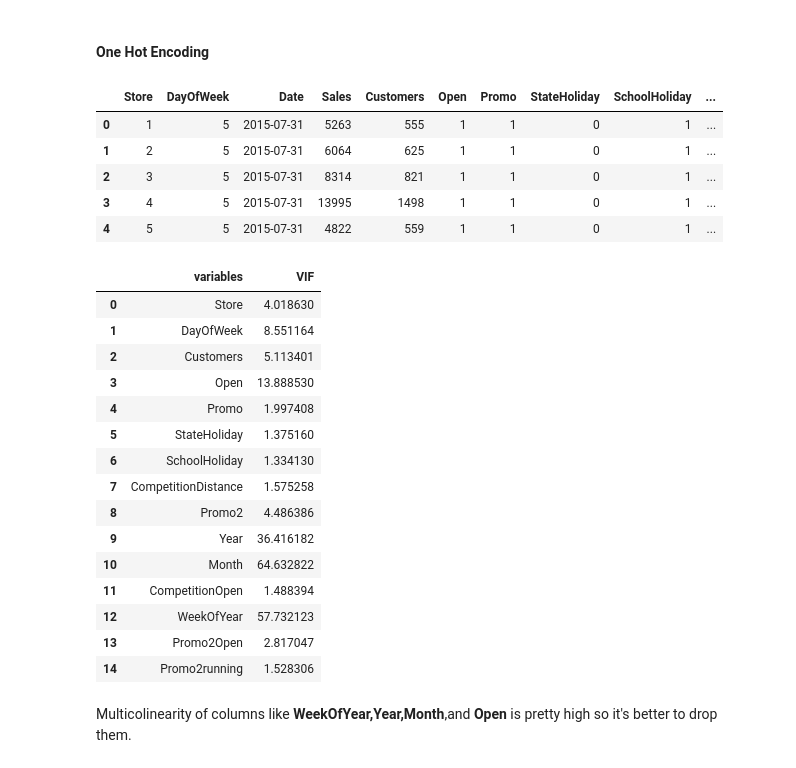
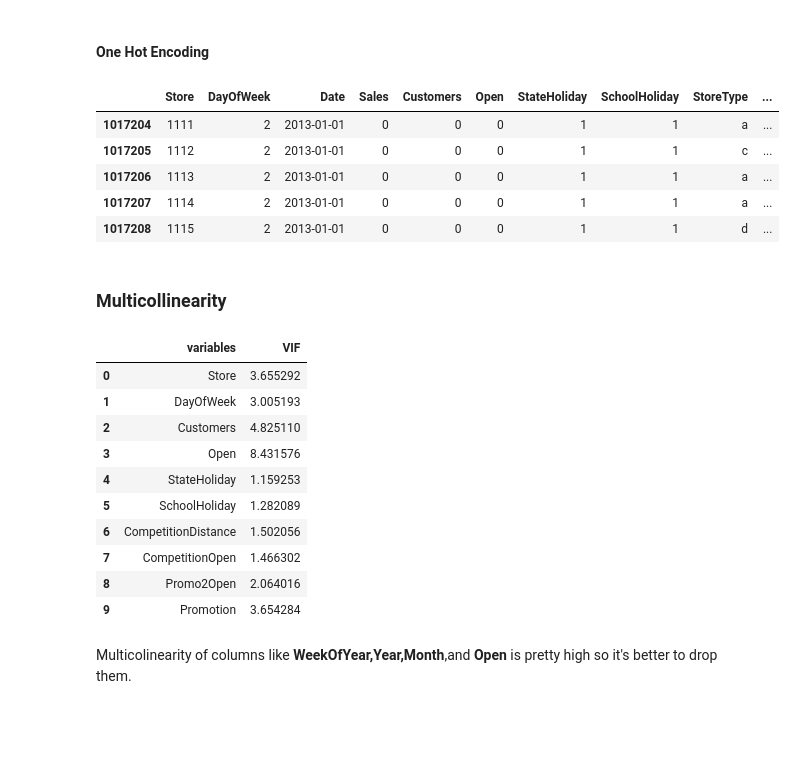
Before and after one commit to sahu-vishal/Rossmann-Sales-Prediction, a Jupyter notebook: Rossmann_Sales_Prediction_Capstone_Project.ipynb, the cells around one changed output. Cells and saved outputs as stored; diff of their text form; code cells hidden in the pictures; blank space fills up the shorter version.

```diff
--- a/Rossmann_Sales_Prediction_Capstone_Project.ipynb
+++ b/Rossmann_Sales_Prediction_Capstone_Project.ipynb
@@ -171,8 +171,8 @@ Promo2SinceWeek, Promo2SinceYear and PromoInterval are NaN wherever Promo2 is 0
 # %%
 # imputing the nan values of promo2 related columns with 0
 store_df['Promo2SinceWeek'].fillna(0, inplace=True)
-store_df['Promo2SinceYear'].fillna(0, inplace=True)
-store_df['PromoInterval'].fillna(0, inplace=True)
+store_df['Promo2SinceYear'].fillna(store_df['Promo2SinceYear'].mode()[0], inplace=True)
+store_df['PromoInterval'].fillna(store_df['PromoInterval'].mode()[0], inplace=True)
 # %%
 #Final check for missing data
 store_df.isnull().sum()
@@ -473,36 +478,26 @@ df.drop(['CompetitionOpenSinceMonth','CompetitionOpenSinceYear'], axis=1,inplace
 # %%
 # Extracting a week column from date
 df['WeekOfYear'] = df['Date'].dt.weekofyear
+
+#combining promo open since year and week into total months
 df['Promo2Open'] = (df['Year'] - df['Promo2SinceYear'])*12 + round((df['WeekOfYear'] - df['Promo2SinceWeek'])*0.230137,0)
 
 #correcting the neg values
 df['Promo2Open'] = df['Promo2Open'].apply(lambda x:0 if x < 0 else x)*df['Promo2']
 df['Promo2Open'] = df['Promo2Open'].astype(int)
 
-#creating a feature for promo interval and checking if promo2 was running in the sale month
-def promo2running(df):
-  month_dict = {1:'Jan', 2:'Feb', 3:'Mar', 4:'Apr', 5:'May', 6:'Jun', 7:'Jul', 8:'Aug', 9:'Sept', 10:'Oct', 11:'Nov', 12:'Dec'}
-  try:
-    months = df['PromoInterval'].split(',')
-    if df['Month'] and month_dict[df['Month']] in months:
-      return 1
-    else:
-      return 0
-  except Exception:
-    return 0
-
-#Applying
-df['Promo2running'] = df.apply(promo2running,axis=1)*df['Promo2']
-
-#Dropping unecessary columns
-df.drop(['Promo2SinceYear','Promo2SinceWeek','PromoInterval'],axis=1,inplace=True)
+df['Promotion'] = df['Promo'] + df['Promo2']
+# #Dropping unecessary columns
+df.drop(['Promo2SinceYear','Promo2SinceWeek','WeekOfYear','Year','Month','Promo','Promo2'],axis=1,inplace=True)
 # %%
-df.head()
+df.tail()
 # %% [output]
-|  | Store | DayOfWeek | Date | Sales | Customers | Open | Promo | StateHoliday | SchoolHoliday | ... |
-| 0 | 1 | 5 | 2015-07-31 | 5263 | 555 | 1 | 1 | 0 | 1 | ... |
-| 1 | 2 | 5 | 2015-07-31 | 6064 | 625 | 1 | 1 | 0 | 1 | ... |
-| 2 | 3 | 5 | 2015-07-31 | 8314 | 821 | 1 | 1 | 0 | 1 | ... |
-| 3 | 4 | 5 | 2015-07-31 | 13995 | 1498 | 1 | 1 | 0 | 1 | ... |
-| 4 | 5 | 5 | 2015-07-31 | 4822 | 559 | 1 | 1 | 0 | 1 | ... |
+|  | Store | DayOfWeek | Date | Sales | Customers | Open | StateHoliday | SchoolHoliday | StoreType | ... |
+| 1017204 | 1111 | 2 | 2013-01-01 | 0 | 0 | 0 | 1 | 1 | a | ... |
+| 1017205 | 1112 | 2 | 2013-01-01 | 0 | 0 | 0 | 1 | 1 | c | ... |
+| 1017206 | 1113 | 2 | 2013-01-01 | 0 | 0 | 0 | 1 | 1 | a | ... |
+| 1017207 | 1114 | 2 | 2013-01-01 | 0 | 0 | 0 | 1 | 1 | a | ... |
+| 1017208 | 1115 | 2 | 2013-01-01 | 0 | 0 | 0 | 1 | 1 | d | ... |
+# %% [markdown]
+### Multicollinearity
 # %%
@@ -519,21 +515,16 @@ def vif_cal(X):
 vif_cal(df[[i for i in df.describe().columns if i not in ['Sales']]])
 # %% [output]
 |  | variables | VIF |
-| 0 | Store | 4.018630 |
-| 1 | DayOfWeek | 8.551164 |
-| 2 | Customers | 5.113401 |
-| 3 | Open | 13.888530 |
-| 4 | Promo | 1.997408 |
-| 5 | StateHoliday | 1.375160 |
-| 6 | SchoolHoliday | 1.334130 |
-| 7 | CompetitionDistance | 1.575258 |
-| 8 | Promo2 | 4.486386 |
-| 9 | Year | 36.416182 |
-| 10 | Month | 64.632822 |
-| 11 | CompetitionOpen | 1.488394 |
-| 12 | WeekOfYear | 57.732123 |
-| 13 | Promo2Open | 2.817047 |
-| 14 | Promo2running | 1.528306 |
+| 0 | Store | 3.655292 |
+| 1 | DayOfWeek | 3.005193 |
+| 2 | Customers | 4.825110 |
+| 3 | Open | 8.431576 |
+| 4 | StateHoliday | 1.159253 |
+| 5 | SchoolHoliday | 1.282089 |
+| 6 | CompetitionDistance | 1.502056 |
+| 7 | CompetitionOpen | 1.466302 |
+| 8 | Promo2Open | 2.064016 |
+| 9 | Promotion | 3.654284 |
 # %% [markdown]
 Multicolinearity of columns like **WeekOfYear,Year,Month**,and **Open** is pretty high so it's better to drop them.
 # %%
```
Also changed, not shown: parts of 54 cells of this notebook.
